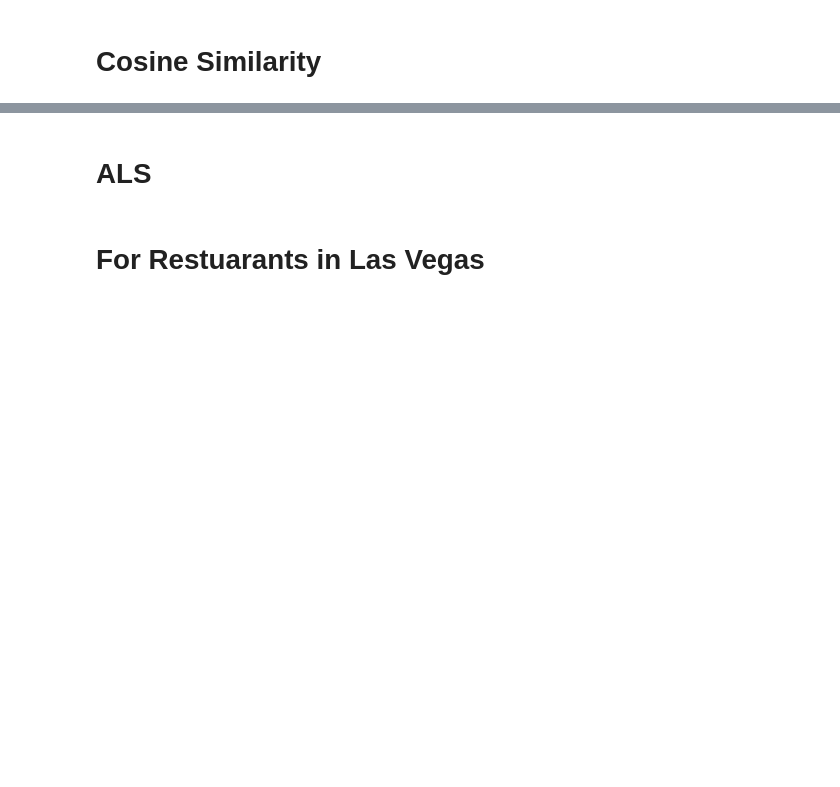
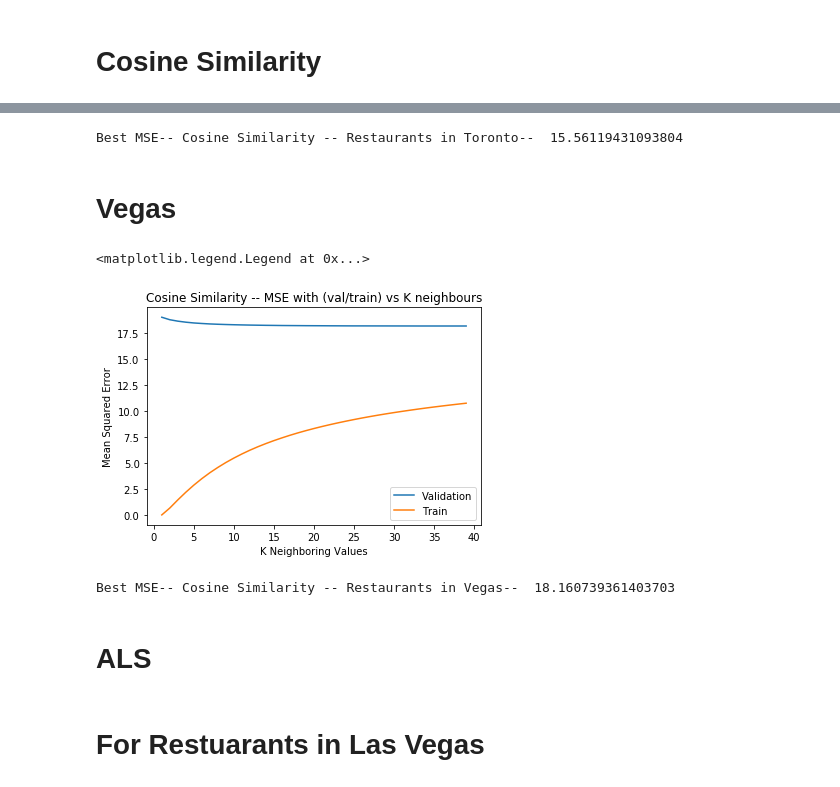
Before and after one commit to MJSindhu7/DataBuff-s-DinerRecommender, a Jupyter notebook: SourceCode/pyspark.ipynb, the cells around one changed output, grey strips where cells are left out. Saved outputs shown, nothing was run; the diff lists cells and outputs as text; code cells hidden in the pictures; blank space fills up the shorter version.

```diff
--- a/SourceCode/pyspark.ipynb
+++ b/SourceCode/pyspark.ipynb
@@ -580,0 +662,6 @@ plt.legend()
+# %%
+preds_cos_toronto = predict_topk_nobias(np.array(toronto_train_10.todense()), simi_toronto_rests, kind='res', k=40)
+good_MSE_cos_toronto = mseCalculation(preds_cos_toronto, np.array(toronto_val_10.todense()))
+print('Best MSE-- Cosine Similarity -- Restaurants in Toronto-- ', good_MSE_cos_toronto)
+# %% [output]
+Best MSE-- Cosine Similarity -- Restaurants in Toronto--  15.56119431093804
@@ -580,0 +672,31 @@ plt.legend()
+# %% [markdown]
+# Vegas
+# %%
+simi_vegas_res = get_sim_between_users(vegas_train_10, between='res')
+simi_vegas_res = np.array(simi_vegas_res)
+# %%
+errs_cos_sim_vegas_val = {}
+errs_cos_sim_vegas_train = {}
+kvals = np.arange(1, 40)
+for num in kvals:
+    preds_cs_res_vegas = predict_topk_nobias(np.array(vegas_train_10.todense()), simi_vegas_res, kind='res', k=num)
+    error_cs_val = mseCalculation(preds_cs_res_vegas, np.array(vegas_val_10.todense()))
+    error_cs_train = mseCalculation(preds_cs_res_vegas, np.array(vegas_train_10.todense()))
+    errs_cos_sim_vegas_val[num] = error_cs_val
+    errs_cos_sim_vegas_train[num] = error_cs_train
+# %%
+plt.plot(list(errs_cos_sim_vegas_val.keys()),list(errs_cos_sim_vegas_val.values()), label = 'Validation')
+plt.plot(list(errs_cos_sim_vegas_train.keys()),list(errs_cos_sim_vegas_train.values()), label = 'Train')
+plt.xlabel('K Neighboring Values')
+plt.ylabel('Mean Squared Error')
+plt.title('Cosine Similarity -- MSE with (val/train) vs K neighbours')
+plt.legend()
+# %% [output]
+<matplotlib.legend.Legend at 0x...>
+[figure, added]
+# %%
+preds_cos_vegas = predict_topk_nobias(np.array(vegas_train_10.todense()),simi_vegas_res, kind='res', k=40)
+good_MSE_cos_vegas = mseCalculation(preds_cos_vegas, np.array(vegas_val_10.todense()))
+print('Best MSE-- Cosine Similarity -- Restaurants in Vegas-- ', good_MSE_cos_vegas)
+# %% [output]
+Best MSE-- Cosine Similarity -- Restaurants in Vegas--  18.160739361403703
```
Also changed, not shown: parts of 50 cells of this notebook.
